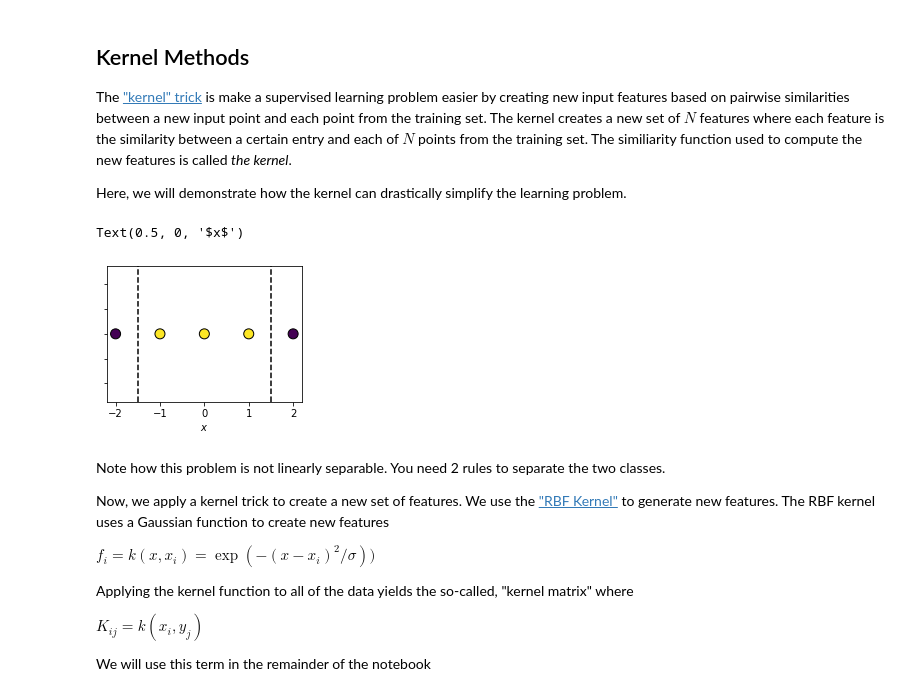
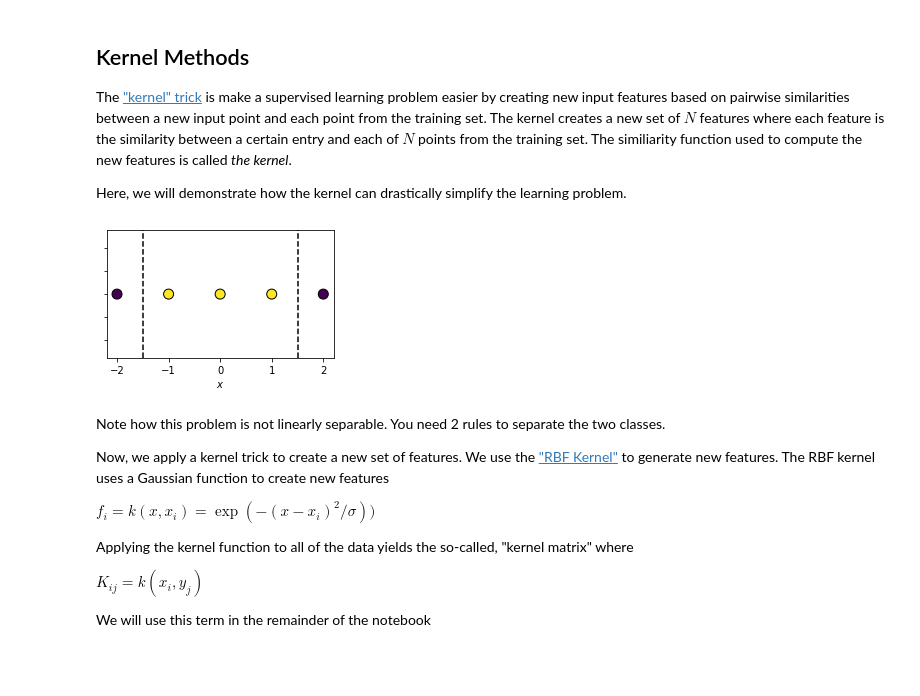
Before and after one commit to WardLT/applied-ai-for-materials, a Jupyter notebook: molecular-property-prediction/kernel-methods/fchl-in-one-notebook.ipynb, the cells around one changed output. Cells and saved outputs as stored; diff of their text form; code cells hidden in the pictures; blank space fills up the shorter version.

```diff
--- a/molecular-property-prediction/kernel-methods/fchl-in-one-notebook.ipynb
+++ b/molecular-property-prediction/kernel-methods/fchl-in-one-notebook.ipynb
@@ -38,16 +38,17 @@ y = (-1 <= x) & (x <= 1)
 # %%
 fig, ax = plt.subplots(figsize=(3.5, 2.5))
 
 ax.scatter(x, [0]*5, c=y, s=100, ec='k')
 ax.set_ylim(ax.get_ylim())
 for i in [-1.5, 1.5]:
     ax.plot([i]*2, ax.get_ylim(), 'k--')
 
 ax.set_yticklabels([])
 ax.set_xlabel('$x$')
+fig.tight_layout()
+fig.savefig('figures/without-kernel.svg')
 # %% [output]
-Text(0.5, 0, '$x$')
-[figure, old version]
+[figure, new version]
 # %% [markdown]
 Note how this problem is not linearly separable. You need 2 rules to separate the two classes.
 
```
Also changed, not shown: parts of 27 cells of this notebook, 6 other files.
